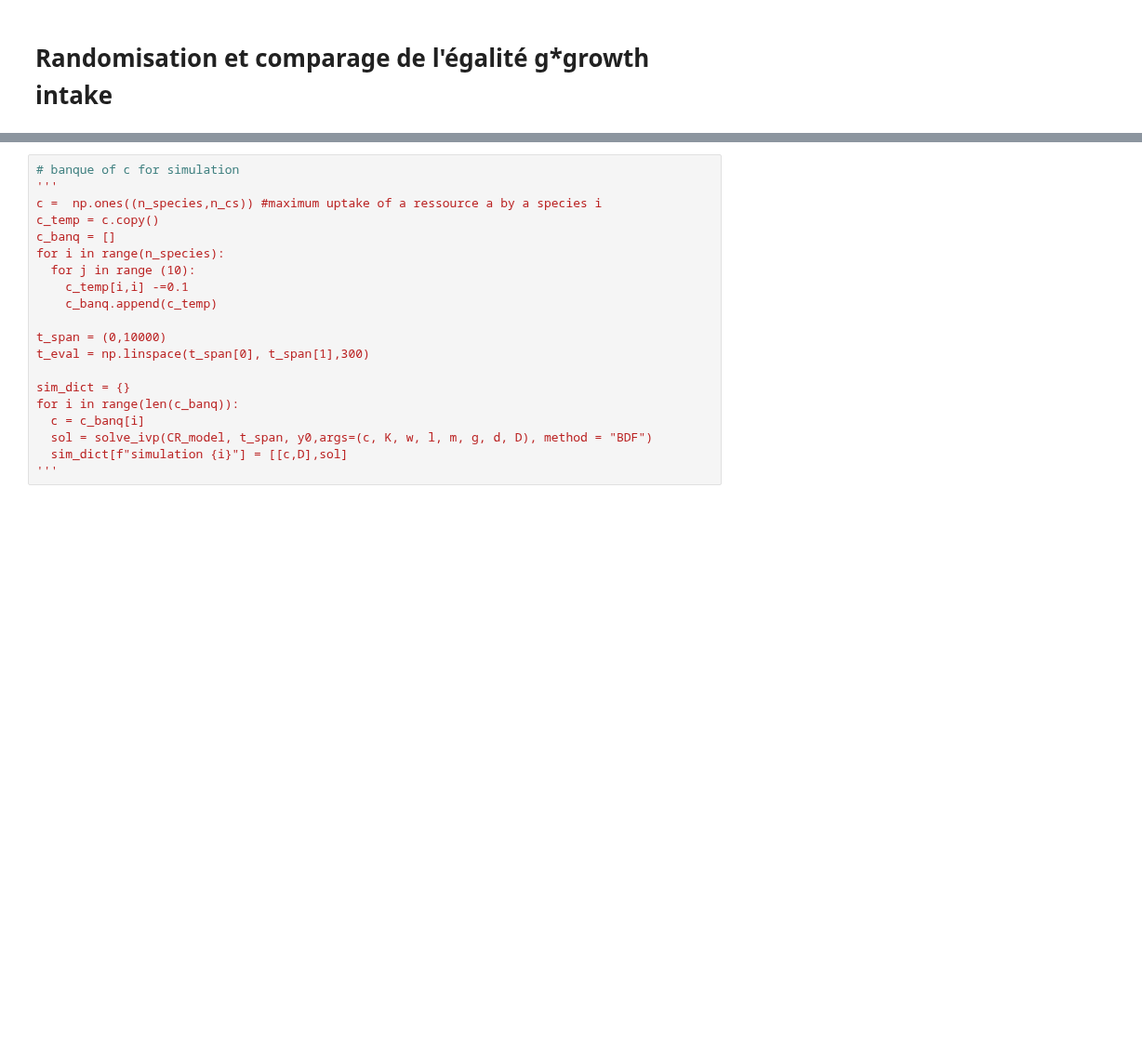
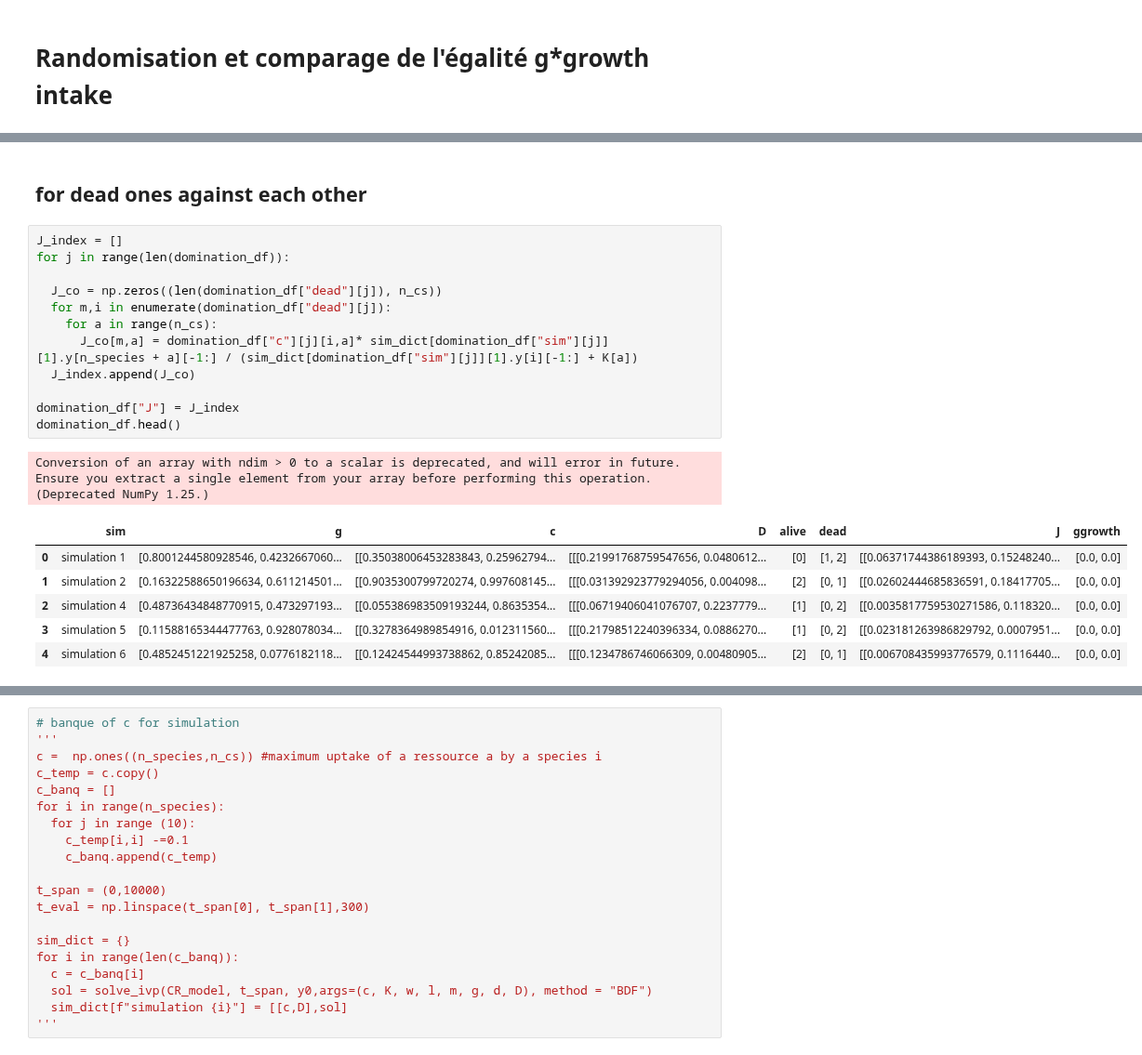
Before and after one commit to GiveMe1Coffee/m6-consumer-resource-model, a Jupyter notebook: M6_project.ipynb, the cells around one changed output, grey strips where cells are left out. Shown at 93% size. Drawn from its saved outputs; the diff is of its cells as text; blank space fills up the shorter version.

```diff
--- a/M6_project.ipynb
+++ b/M6_project.ipynb
@@ -649,0 +674,22 @@ p_value
+# %% [markdown]
+## for dead ones against each other
+# %%
+J_index = []
+for j in range(len(domination_df)):
+
+  J_co = np.zeros((len(domination_df["dead"][j]), n_cs))
+  for m,i in enumerate(domination_df["dead"][j]):
+    for a in range(n_cs):
+      J_co[m,a] = domination_df["c"][j][i,a]* sim_dict[domination_df["sim"][j]][1].y[n_species + a][-1:] / (sim_dict[domination_df["sim"][j]][1].y[i][-1:] + K[a])
+  J_index.append(J_co)
+
+domination_df["J"] = J_index
+domination_df.head()
+# %% [output]
+Conversion of an array with ndim > 0 to a scalar is deprecated, and will error in future. Ensure you extract a single element from your array before performing this operation. (Deprecated NumPy 1.25.)
+|  | sim | g | c | D | alive | dead | J | ggrowth |
+| 0 | simulation 1 | [0.8001244580928546, 0.4232667060... | [[0.35038006453283843, 0.25962794... | [[[0.21991768759547656, 0.0480612... | [0] | [1, 2] | [[0.06371744386189393, 0.15248240... | [0.0, 0.0] |
+| 1 | simulation 2 | [0.16322588650196634, 0.611214501... | [[0.9035300799720274, 0.997608145... | [[[0.031392923779294056, 0.004098... | [2] | [0, 1] | [[0.02602444685836591, 0.18417705... | [0.0, 0.0] |
+| 2 | simulation 4 | [0.48736434848770915, 0.473297193... | [[0.055386983509193244, 0.8635354... | [[[0.06719406041076707, 0.2237779... | [1] | [0, 2] | [[0.0035817759530271586, 0.118320... | [0.0, 0.0] |
+| 3 | simulation 5 | [0.11588165344477763, 0.928078034... | [[0.3278364989854916, 0.012311560... | [[[0.21798512240396334, 0.0886270... | [1] | [0, 2] | [[0.023181263986829792, 0.0007951... | [0.0, 0.0] |
+| 4 | simulation 6 | [0.4852451221925258, 0.0776182118... | [[0.12424544993738862, 0.85242085... | [[[0.1234786746066309, 0.00480905... | [2] | [0, 1] | [[0.006708435993776579, 0.1116440... | [0.0, 0.0] |
```
Also changed, not shown: parts of 9 cells of this notebook.
